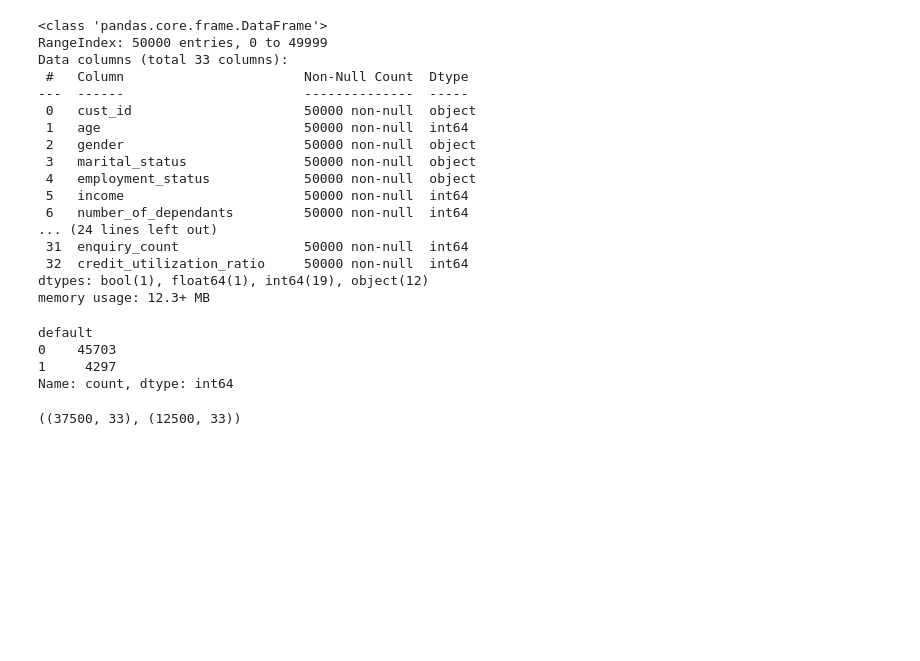
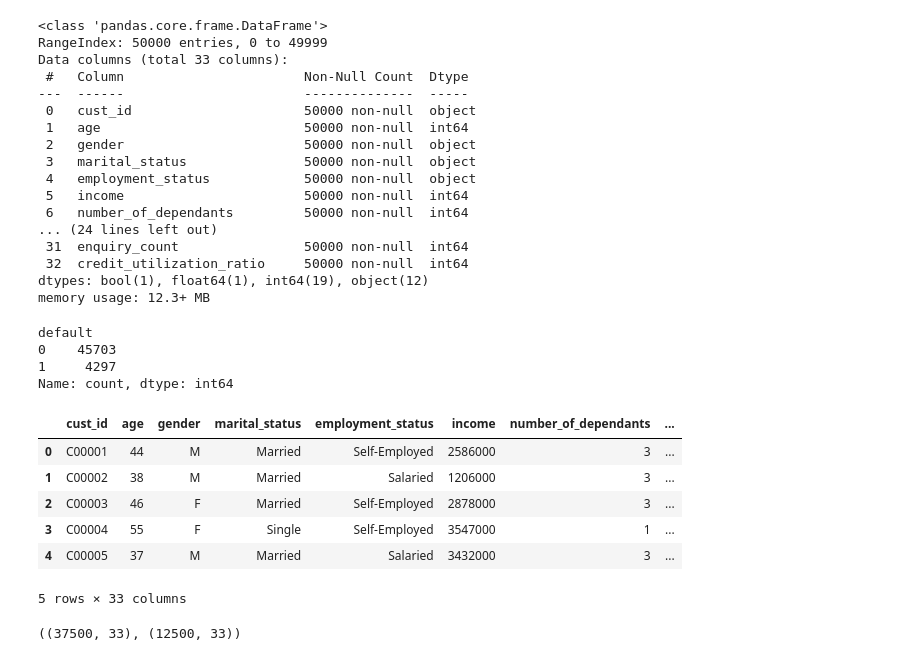
Before and after one commit to data-detectiv/credit-risk-modelling-classification, a Jupyter notebook: credit_risk_modelling.ipynb, the cells around one changed output. Cells and saved outputs as stored; diff of their text form; code cells hidden in the pictures; blank space fills up the shorter version.

```diff
--- a/credit_risk_modelling.ipynb
+++ b/credit_risk_modelling.ipynb
@@ -78,14 +78,27 @@ Data columns (total 33 columns):
  32  credit_utilization_ratio     50000 non-null  int64
 dtypes: bool(1), float64(1), int64(19), object(12)
 memory usage: 12.3+ MB
+# %%
+df['default'] = df['default'].map({True: 1, False: 0})
+df['default'].value_counts()
+# %% [output]
+default
+0    45703
+1     4297
+Name: count, dtype: int64
+# %%
+df.head()
+# %% [output]
+|  | cust_id | age | gender | marital_status | employment_status | income | number_of_dependants | ... |
+| 0 | C00001 | 44 | M | Married | Self-Employed | 2586000 | 3 | ... |
+| 1 | C00002 | 38 | M | Married | Salaried | 1206000 | 3 | ... |
+| 2 | C00003 | 46 | F | Married | Self-Employed | 2878000 | 3 | ... |
+| 3 | C00004 | 55 | F | Single | Self-Employed | 3547000 | 1 | ... |
+| 4 | C00005 | 37 | M | Married | Salaried | 3432000 | 3 | ... |
+5 rows × 33 columns
 # %%
-df['default'] = df['default'].astype(int)
-df['default'].value_counts()
+# df['default'] = df['default'].astype(int)
+# df['default'].value_counts()
-# %% [output]
-default
-0    45703
-1     4297
-Name: count, dtype: int64
 # %%
 X = df.drop(['default'], axis=1)
 y = df['default']
```
Also changed, not shown: parts of 28 cells of this notebook.
